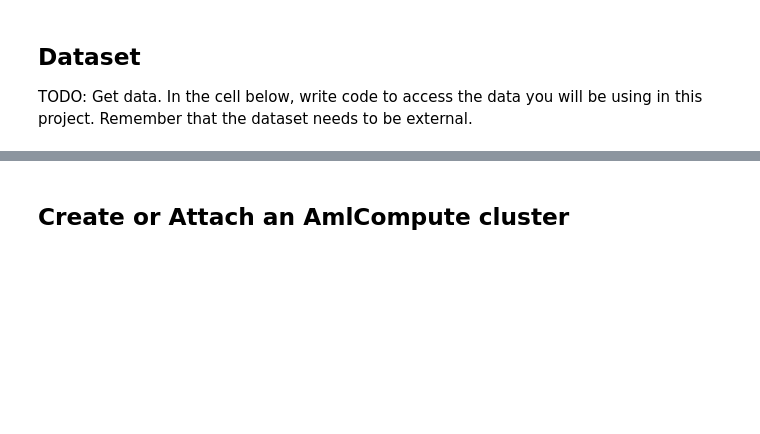
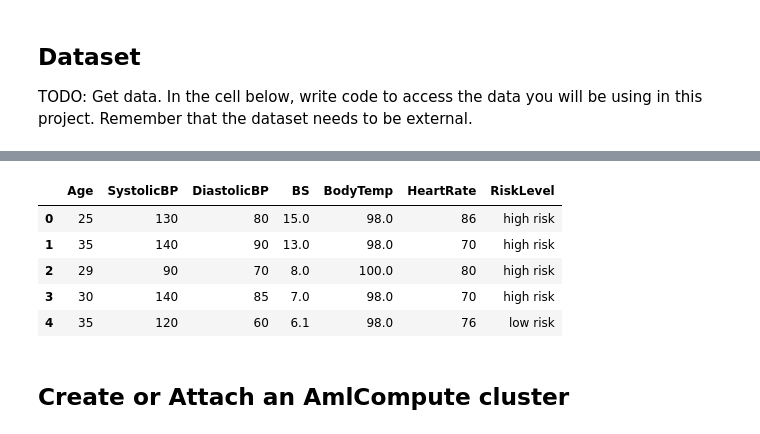
Before and after one commit to meiguiyu/Udacity_ML_nanodegree3, a Jupyter notebook: hyperparameter_tuning.ipynb, the cells around one changed output, grey strips where cells are left out. Saved outputs shown, nothing was run; the diff lists cells and outputs as text; code cells hidden in the pictures; blank space fills up the shorter version.

```diff
--- a/hyperparameter_tuning.ipynb
+++ b/hyperparameter_tuning.ipynb
@@ -57,3 +42,28 @@ df.head()
+# %%
+# validate dataset is in store
+key = "maternal-health"
+description_text = "Maternal health"
+
+
+if key in ws.datasets.keys():
+    dataset = ws.datasets[key]
+    print('The Dataset was found')
+# else:
+#     # Create AML Dataset and register it into Workspace
+#     data_url = "https://archive.ics.uci.edu/ml/machine-learning-databases/00639/Maternal Health Risk Data Set.csv"
+#     dataset = Dataset.Tabular.from_delimited_files(data_url)
+#     #Register Dataset in Workspace
+#     dataset = dataset.register(workspace = ws,name = key,description = description_text)
+
+df = dataset.to_pandas_dataframe()
+df.head()
+# %% [output]
+|  | Age | SystolicBP | DiastolicBP | BS | BodyTemp | HeartRate | RiskLevel |
+| 0 | 25 | 130 | 80 | 15.0 | 98.0 | 86 | high risk |
+| 1 | 35 | 140 | 90 | 13.0 | 98.0 | 70 | high risk |
+| 2 | 29 | 90 | 70 | 8.0 | 100.0 | 80 | high risk |
+| 3 | 30 | 140 | 85 | 7.0 | 98.0 | 70 | high risk |
+| 4 | 35 | 120 | 60 | 6.1 | 98.0 | 76 | low risk |
 # %% [markdown]
 ## Create or Attach an AmlCompute cluster
 # %%
```
Also changed, not shown: parts of 8 cells of this notebook, 1 other file.
